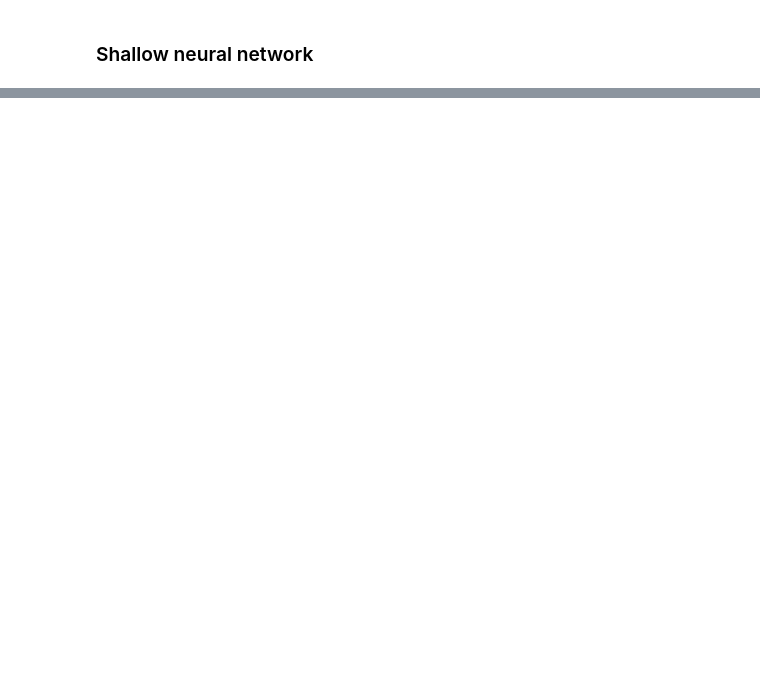
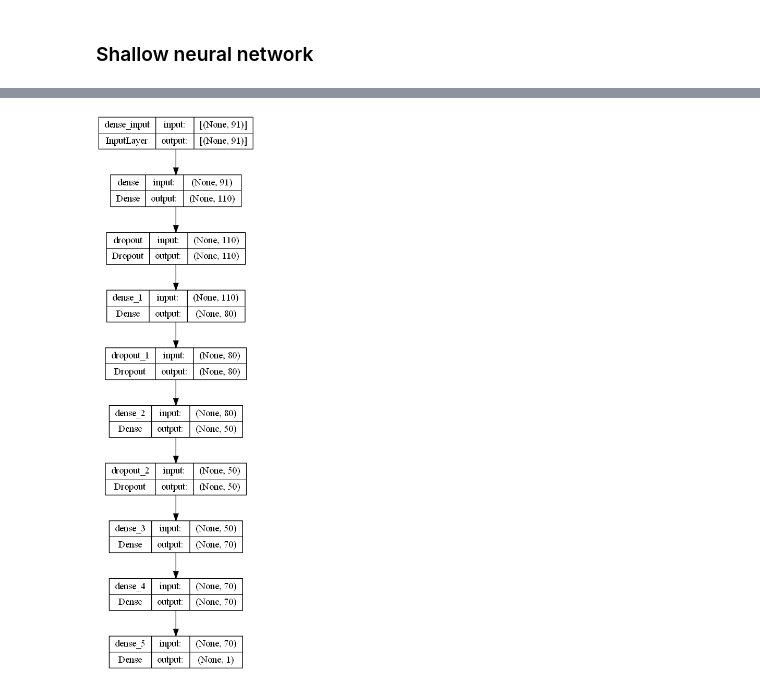
Before and after one commit to serbinaekaterinai/NLP-Review-Detector, a Jupyter notebook: Eduardo/Ultimate.ipynb, the cells around one changed output, grey strips where cells are left out. Drawn from its saved outputs; the diff is of its cells as text; code cells hidden in the pictures; blank space fills up the shorter version.

```diff
--- a/Eduardo/Ultimate.ipynb
+++ b/Eduardo/Ultimate.ipynb
@@ -608,0 +637,15 @@ model.compile(optimizer=opt,
+# %%
+reg = l2(3e-10)
+model_complex = Sequential()
+model_complex.add(Dense(110, input_dim=91, activation='relu',kernel_regularizer=reg))
+model_complex.add(Dropout(0.5))
+model_complex.add(Dense(80, activation='softmax',kernel_regularizer=reg))
+model_complex.add(Dropout(0.2))
+model_complex.add(Dense(50, activation='tanh',kernel_regularizer=reg))
+model_complex.add(Dropout(0.2))
+model_complex.add(Dense(70, activation='relu',kernel_regularizer=reg))
+model_complex.add(Dense(70, activation='tanh',kernel_regularizer=reg))
+model_complex.add(Dense(units=1, activation='sigmoid'))
+model_complex.compile(loss = 'binary_crossentropy', optimizer = 'adam', metrics = ['accuracy'])
+trainCallback = EarlyStopping(monitor='val_accuracy', patience = 20,restore_best_weights=True)
+history = model_complex.fit(X_train_vec.toarray(), y_train, epochs = 200, batch_size = 40, validation_split = 0.2,callbacks=[trainCallback])
@@ -608,0 +702,4 @@ model.compile(optimizer=opt,
+# %%
+plot_model(model_complex, show_shapes=True, show_layer_names=True)
+# %% [output]
+[figure, added]
```
Also changed, not shown: parts of 31 cells of this notebook, 1 other file.
